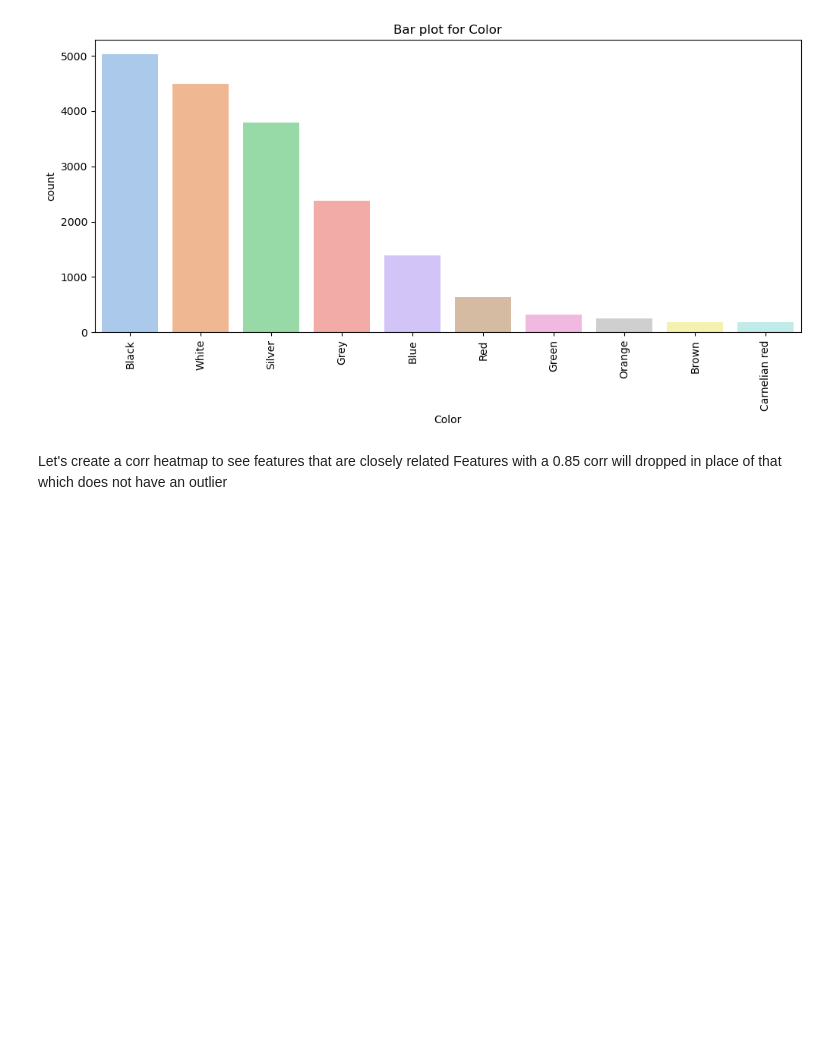
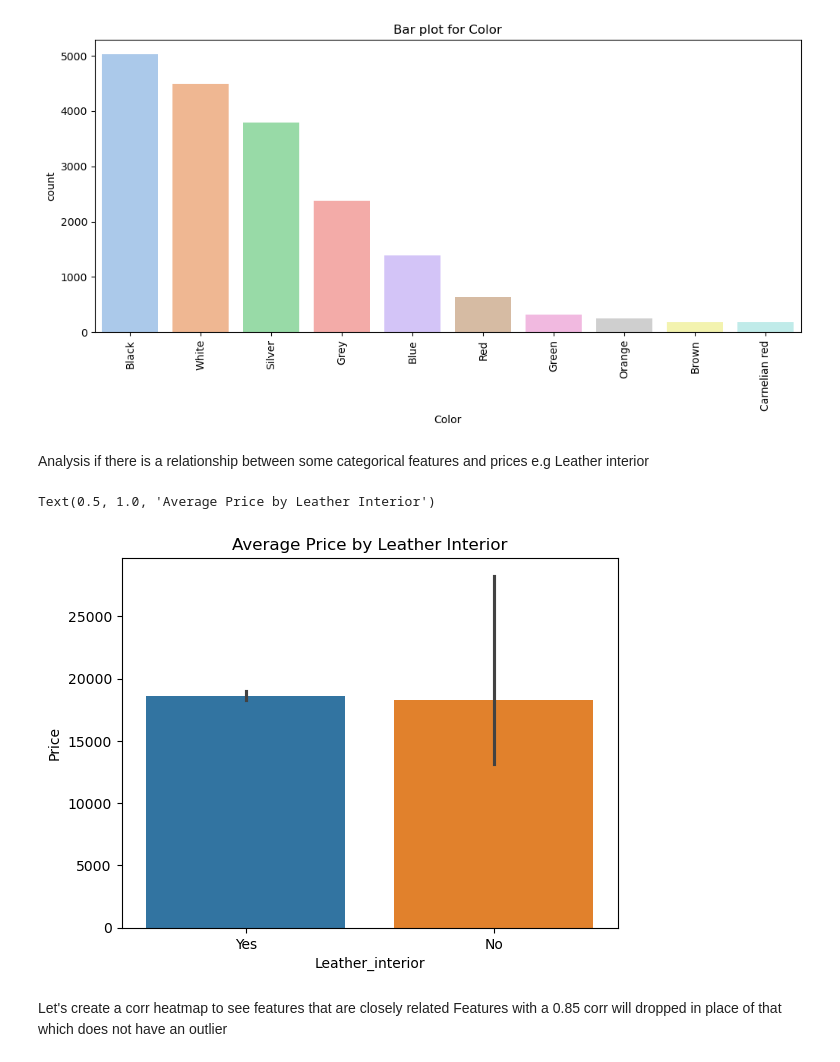
Before and after one commit to Aifedayo/data-science-maths, a Jupyter notebook: Projects/flask_server_car_price_pred_v2/model/car_price_prediction_model_v2.ipynb, the cells around one changed output. Saved outputs shown, nothing was run; the diff lists cells and outputs as text; code cells hidden in the pictures; blank space fills up the shorter version.

Commit message:
Creating a barplot to understand the corr between leather interior and pricing

```diff
--- a/Projects/flask_server_car_price_pred_v2/model/car_price_prediction_model_v2.ipynb
+++ b/Projects/flask_server_car_price_pred_v2/model/car_price_prediction_model_v2.ipynb
@@ -194,6 +194,14 @@ plot_cat_barplot()
 [figure]
 [figure]
 [figure]
+# %% [markdown]
+Analysis if there is a relationship between some categorical features and prices e.g Leather interior
+# %%
+sns.barplot(x='Leather_interior', y='Price', data=df, estimator=np.mean, hue='Leather_interior')
+plt.title('Average Price by Leather Interior')
+# %% [output]
+Text(0.5, 1.0, 'Average Price by Leather Interior')
+[figure, added]
 # %% [markdown]
 Let's create a corr heatmap to see features that are closely related
 Features with a 0.85 corr will dropped in place of that which does not
```
Also changed, not shown: parts of 4 cells of this notebook.
